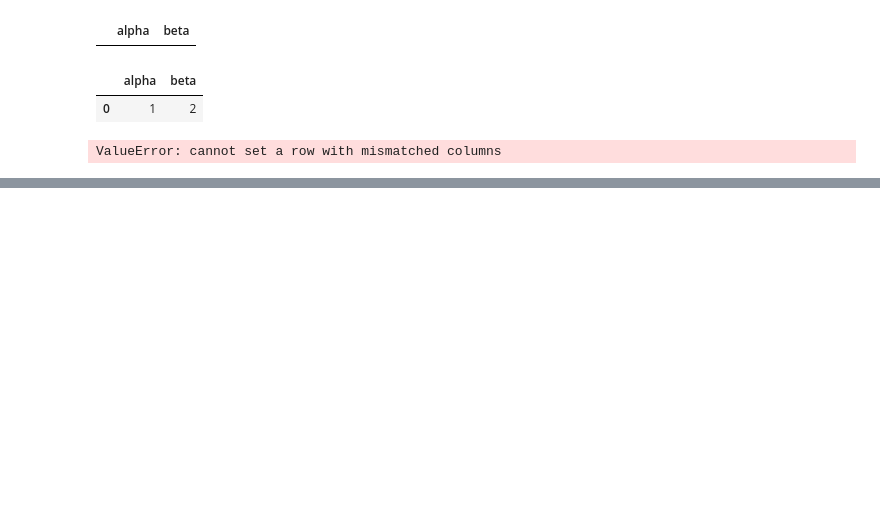
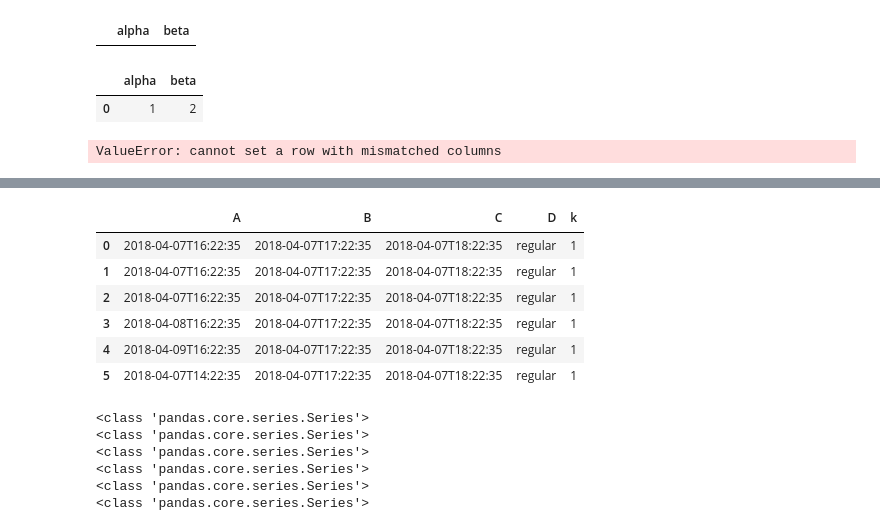
Before and after one commit to cdeck3r/instablog, a Jupyter notebook: notebooks/Test_Dataframe.ipynb, the cells around one changed output, grey strips where cells are left out. Cells and saved outputs as stored; diff of their text form; code cells hidden in the pictures; blank space fills up the shorter version.

```diff
--- a/notebooks/Test_Dataframe.ipynb
+++ b/notebooks/Test_Dataframe.ipynb
@@ -35,0 +204,20 @@ df2
+# %%
+df
+# %% [output]
+|  | A | B | C | D | k |
+| 0 | 2018-04-07T16:22:35 | 2018-04-07T17:22:35 | 2018-04-07T18:22:35 | regular | 1 |
+| 1 | 2018-04-07T16:22:35 | 2018-04-07T17:22:35 | 2018-04-07T18:22:35 | regular | 1 |
+| 2 | 2018-04-07T16:22:35 | 2018-04-07T17:22:35 | 2018-04-07T18:22:35 | regular | 1 |
+| 3 | 2018-04-08T16:22:35 | 2018-04-07T17:22:35 | 2018-04-07T18:22:35 | regular | 1 |
+| 4 | 2018-04-09T16:22:35 | 2018-04-07T17:22:35 | 2018-04-07T18:22:35 | regular | 1 |
+| 5 | 2018-04-07T14:22:35 | 2018-04-07T17:22:35 | 2018-04-07T18:22:35 | regular | 1 |
+# %%
+for index, row in df.iterrows():
+    print(type(row))
+# %% [output]
+<class 'pandas.core.series.Series'>
+<class 'pandas.core.series.Series'>
+<class 'pandas.core.series.Series'>
+<class 'pandas.core.series.Series'>
+<class 'pandas.core.series.Series'>
+<class 'pandas.core.series.Series'>
```
Also changed, not shown: parts of 28 cells of this notebook, 1 other file.
